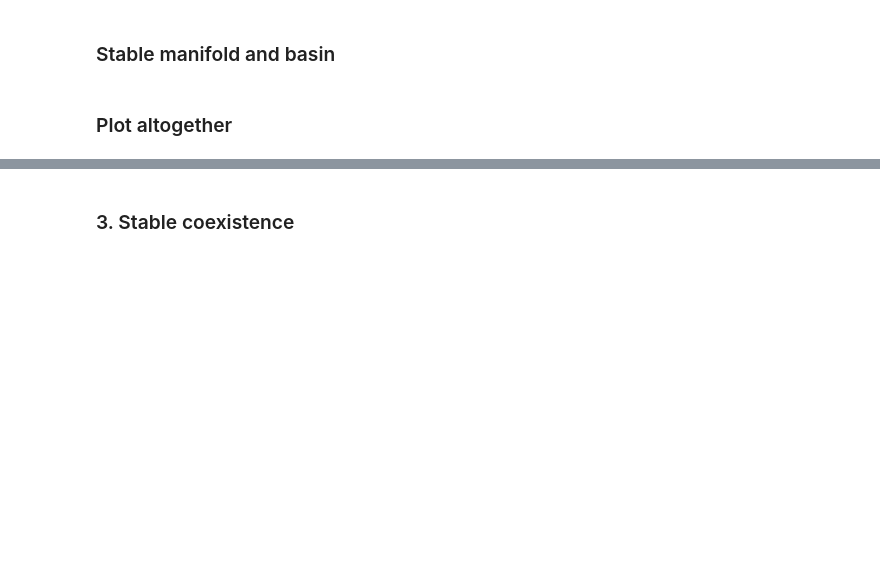
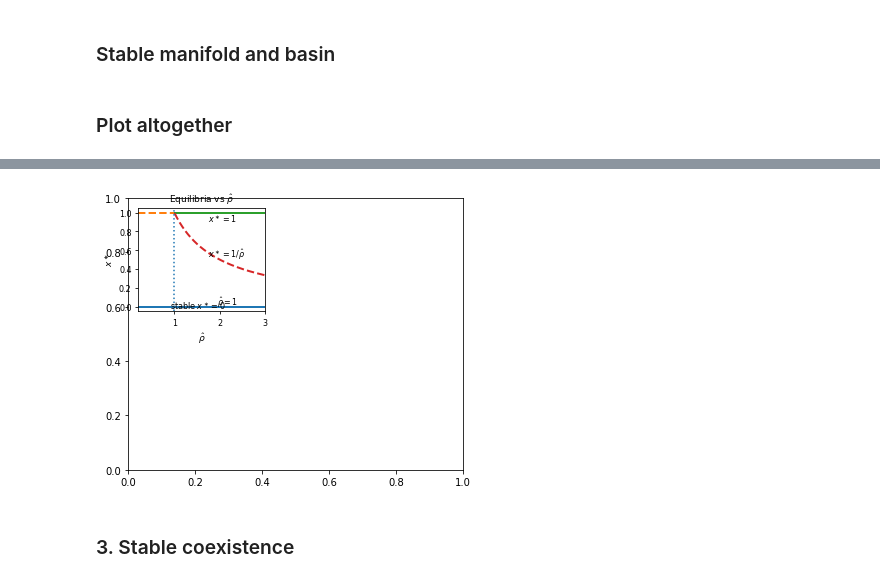
Before and after one commit to gyanezfeliu/dynamics_dormancy, a Jupyter notebook: EGT_paper.ipynb, the cells around one changed output, grey strips where cells are left out. Cells and saved outputs as stored; diff of their text form; code cells hidden in the pictures; blank space fills up the shorter version.

```diff
--- a/EGT_paper.ipynb
+++ b/EGT_paper.ipynb
@@ -517,3 +607,63 @@ plt.show()
+# %%
+import numpy as np
+import matplotlib.pyplot as plt
+from mpl_toolkits.axes_grid1.inset_locator import inset_axes
+
+# --- assume you already have fig, ax for your phase portrait ---
+fig, ax = plt.subplots(figsize=(6,5))
+
+# Inset axes (top-left). Tweak loc/bbox_to_anchor as needed.
+axins = inset_axes(
+    ax,
+    width="38%", height="38%",
+    loc="upper left",
+    borderpad=1.0
+)
+
+# Parameter range for the inset
+rhohat = np.linspace(0.2, 3.0, 600)
+
+# Branches
+x0 = np.zeros_like(rhohat)          # healthy equilibrium
+x1 = np.ones_like(rhohat)           # cancer boundary equilibrium
+xthr = 1.0 / rhohat                 # threshold saddle branch (exists only for rhohat > 1)
+
+# Masks
+m_lt = rhohat < 1.0
+m_gt = rhohat > 1.0
+
+# Plot equilibria: solid = stable, dashed = unstable/saddle (no custom colors)
+axins.plot(rhohat, x0, lw=2.0, ls='-')                    # x*=0 stable for all rhohat
+axins.plot(rhohat[m_lt], x1[m_lt], lw=2.0, ls='--')       # x*=1 saddle for rhohat<1
+axins.plot(rhohat[m_gt], x1[m_gt], lw=2.0, ls='-')        # x*=1 stable for rhohat>1
+axins.plot(rhohat[m_gt], xthr[m_gt], lw=2.0, ls='--')     # x*=1/rhohat saddle for rhohat>1
+
+# Threshold marker
+axins.axvline(1.0, lw=1.5, ls=':')
+
+# Labels (kept minimal)
+axins.set_title(r"Equilibria vs $\hat\rho$", fontsize=9)
+axins.set_xlabel(r"$\hat\rho$", fontsize=9)
+axins.set_ylabel(r"$x^\ast$", fontsize=9)
+
+# Limits and tidy styling
+axins.set_xlim(rhohat.min(), rhohat.max())
+axins.set_ylim(-0.05, 1.05)
+axins.tick_params(axis='both', which='both', labelsize=8, length=3)
+
+# Optional: small annotations (comment out if you want it cleaner)
+axins.text(0.25, 0.02, r"stable $x^\ast=0$", fontsize=8, transform=axins.transAxes)
+axins.text(0.55, 0.86, r"$x^\ast=1$", fontsize=8, transform=axins.transAxes)
+axins.text(0.55, 0.52, r"$x^\ast=1/\hat\rho$", fontsize=8, transform=axins.transAxes)
+axins.text(0.62, 0.06, r"$\hat\rho=1$", fontsize=8, transform=axins.transAxes)
+
+# If you want the inset to visually "float" without a busy frame:
+# axins.set_facecolor("white")
+# for spine in axins.spines.values():
+#     spine.set_linewidth(1.0)
+plt.show()
+# %% [output]
+[figure, added]
 # %% [markdown]
 ### 3. Stable coexistence
 # %% [markdown]
```
Also changed, not shown: parts of 8 cells of this notebook.
